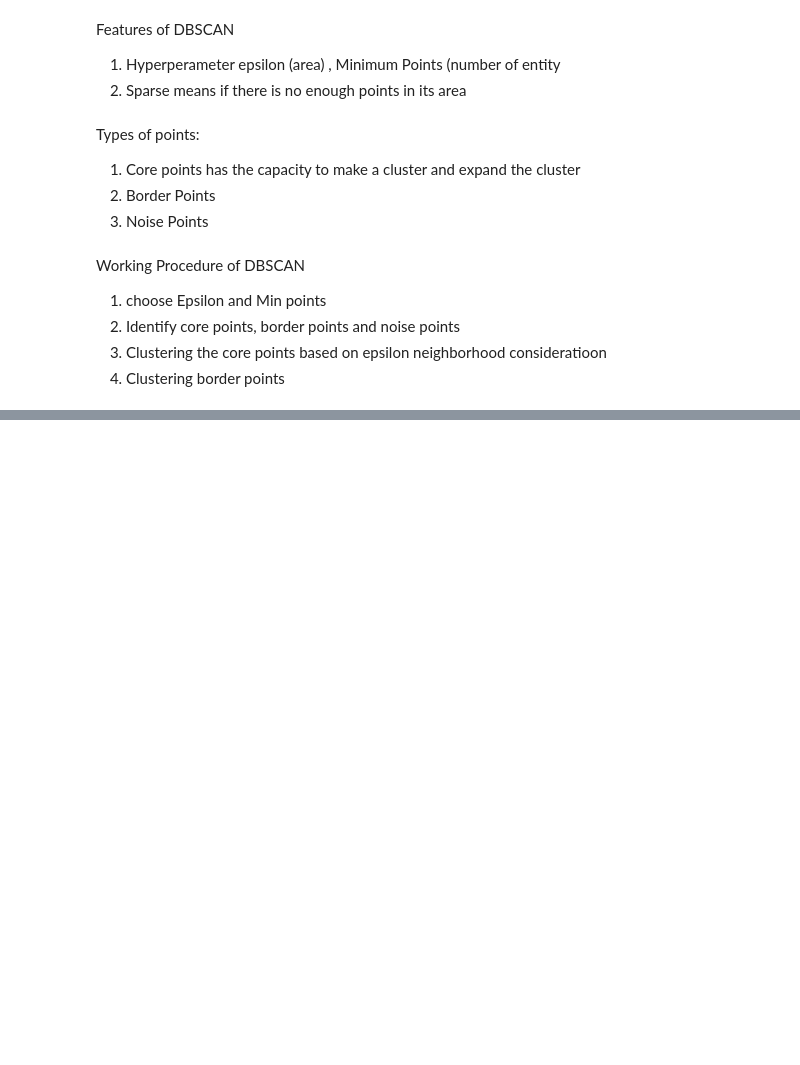
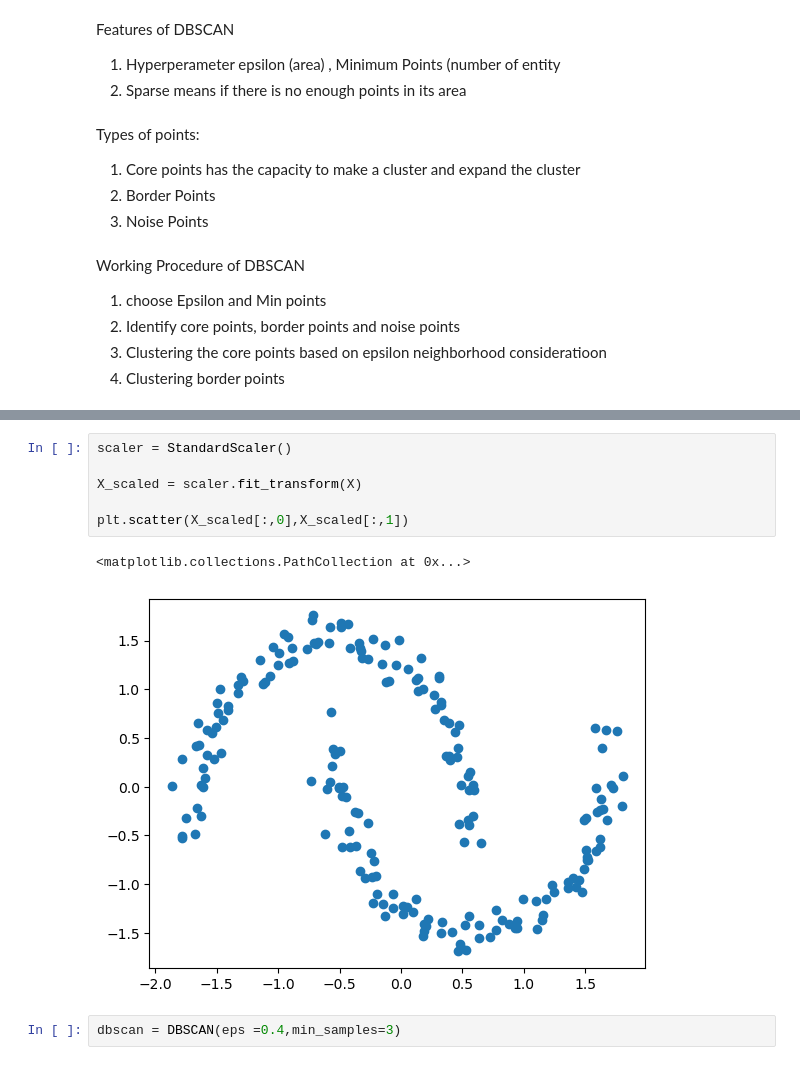
Before and after one commit to msanimfarhan/Machine-Learning-July, a Jupyter notebook: DBSCAN-Clustering.ipynb, the cells around one changed output, grey strips where cells are left out. Cells and saved outputs as stored; diff of their text form; blank space fills up the shorter version.

```diff
--- a/DBSCAN-Clustering.ipynb
+++ b/DBSCAN-Clustering.ipynb
@@ -26,0 +64,11 @@ Working Procedure of DBSCAN
+# %%
+scaler = StandardScaler()
+
+X_scaled = scaler.fit_transform(X)
+
+plt.scatter(X_scaled[:,0],X_scaled[:,1])
+# %% [output]
+<matplotlib.collections.PathCollection at 0x...>
+[figure, added]
+# %%
+dbscan = DBSCAN(eps =0.4,min_samples=3)
```
Also changed, not shown: parts of 6 cells of this notebook.
